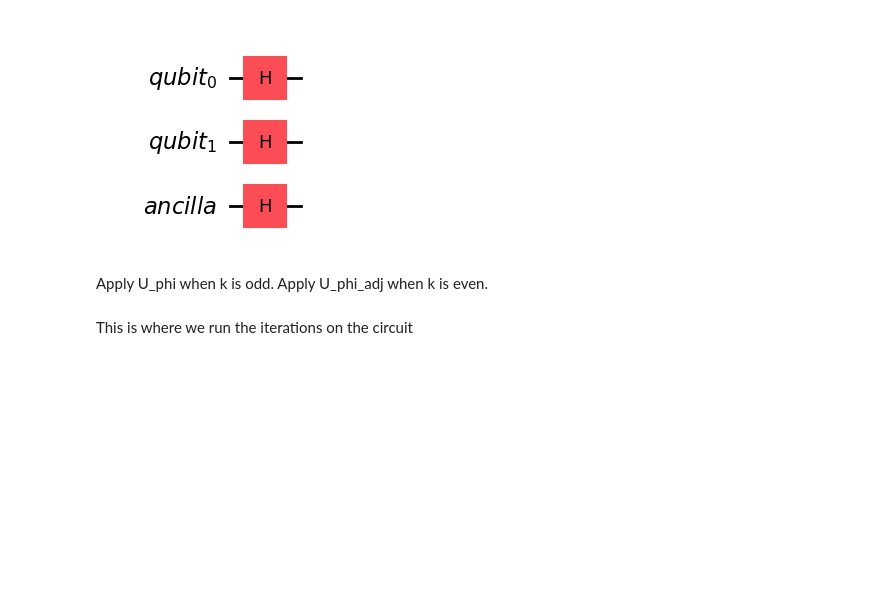
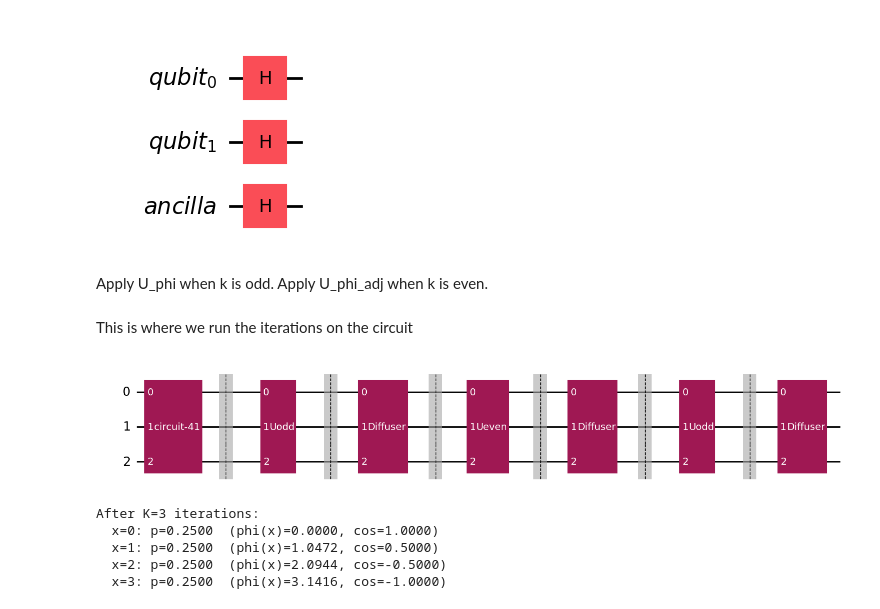
Before and after one commit to CatCan55/Non-Boolean-Quantum-Amplitude-Amplification, a Jupyter notebook: Project_2.ipynb, the cells around one changed output. Saved outputs shown, nothing was run; the diff lists cells and outputs as text; code cells hidden in the pictures; blank space fills up the shorter version.

```diff
--- a/Project_2.ipynb
+++ b/Project_2.ipynb
@@ -117,42 +113,51 @@ even_iteration_circuit = QuantumCircuit(q2, a2)
 # %%
 # When A_0 = H, diffuser is the same as in Grover's algorithm
-qubit = QuantumRegister(num_qubits, 'qubit')
-ancilla = AncillaRegister(1, 'ancilla')
-
-quantum_register = list(qubit) + list(ancilla)
-
 diffuser_circuit = QuantumCircuit(qubit, ancilla, name="diffuser")
-
-diffuser_circuit.compose(Prep, inplace=True)
+diffuser_circuit.append(Prep, quantum_register)
 diffuser_circuit.x(quantum_register)
-diffuser_circuit.mcz(quantum_register[:-1], quantum_register[-1])
+diffuser_circuit.mcp(np.pi, quantum_register[:-1], quantum_register[-1])  # replaces mcz
 diffuser_circuit.x(quantum_register)
-diffuser_circuit.compose(Prep.inverse(), inplace=True)
-
-###
-
-diffuser_circuit.draw(output="mpl")
-D = diffuser_circuit.to_gate()
+diffuser_circuit.append(Prep.inverse(), quantum_register)
+D = diffuser_circuit.to_gate(label="Diffuser")
 # %% [markdown]
 This is where we run the iterations on the circuit
 # %%
 final_circuit = QuantumCircuit(quantum_register, name="NBQAA circuit")
 
-final_circuit.compose(Prep, qubits=quantum_register[:], inplace=True)
-
-
+final_circuit.compose(Prep, qubits=quantum_register[:], inplace=True) # Step 1: initialize
 
 # when j=0 we are on iteration 1 which is odd, so check parity of j+1 instead
-for j in range(K):
-  if (j+1) % 2 == 0:
-    final_circuit.barrier()
-    final_circuit.compose(Ueven, inplace=True)
-    final_circuit.barrier()
-    final_circuit.compose(D, qubits=quantum_register[:], inplace=True)
-  else:
-    final_circuit.barrier()
-    final_circuit.compose(Uodd, inplace=True)
-    final_circuit.barrier()
-    final_circuit.compose(D, qubits=quantum_register[:], inplace=True)
+for j in range(K):                              # Step 2: for k := 1 to K
+    k = j + 1
+    if k % 2 == 1:                                # Step 3-4: odd -> U_phi
+        final_circuit.barrier()
+        final_circuit.append(Uodd, quantum_register)
+        final_circuit.barrier()
+    else:                                          # Step 5-6: even -> U_phi^dagger
+        final_circuit.barrier()
+        final_circuit.append(Ueven, quantum_register)
+        final_circuit.barrier()
+    final_circuit.append(D, quantum_register)       # diffuser, every iteration
 
 final_circuit.draw(output="mpl")
+# %% [output]
+[figure, added]
+# %%
+final_state = Statevector(final_circuit)
+probs = final_state.probabilities_dict()
+
+x_probs = [0.0] * N
+for bitstring, p in probs.items():
+    main_bits = bitstring[1:]     # drop ancilla bit (leftmost char)
+    x = int(main_bits, 2)
+    x_probs[x] += p
+
+print(f"After K={K} iterations:")
+for x in range(N):
+    print(f"  x={x}: p={x_probs[x]:.4f}  (phi(x)={np.pi*g(x):.4f}, cos={np.cos(np.pi*g(x)):.4f})")
+# %% [output]
+After K=3 iterations:
+  x=0: p=0.2500  (phi(x)=0.0000, cos=1.0000)
+  x=1: p=0.2500  (phi(x)=1.0472, cos=0.5000)
+  x=2: p=0.2500  (phi(x)=2.0944, cos=-0.5000)
+  x=3: p=0.2500  (phi(x)=3.1416, cos=-1.0000)
```
Also changed, not shown: parts of 8 cells of this notebook.
